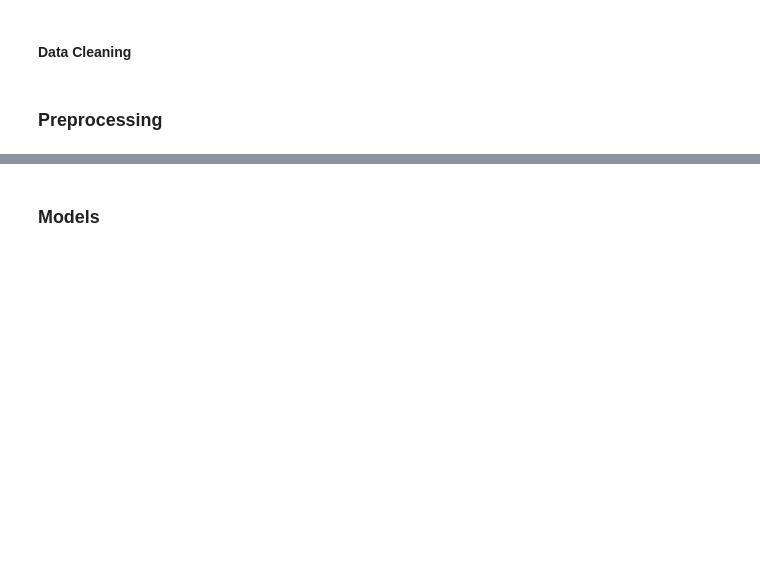
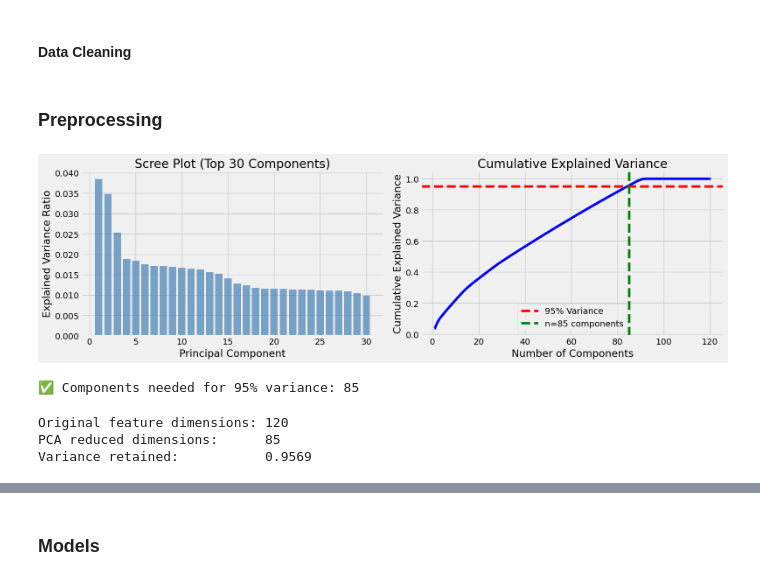
Before and after one commit to AmbitiousFlowDev/ml-genetic-disorder-classifier, a Jupyter notebook: GeneticDisorderClassifier.ipynb, the cells around one changed output, grey strips where cells are left out. Cells and saved outputs as stored; diff of their text form; code cells hidden in the pictures; blank space fills up the shorter version.

```diff
--- a/GeneticDisorderClassifier.ipynb
+++ b/GeneticDisorderClassifier.ipynb
@@ -25,0 +31,5 @@ plt.tight_layout()
+# %%
+plt.style.use('fivethirtyeight')
+plt.rcParams['figure.dpi'] = 100
+plt.rcParams['savefig.dpi'] = 150
+sns.set_palette("husl")
@@ -111,3 +137,55 @@ _, _, y_sub_train, y_sub_val = train_test_split(
     random_state=42,
     stratify=y_subclass_encoded
 )
+# %%
+X_train_processed = preprocessor.fit_transform(X_train)
+X_val_processed = preprocessor.transform(X_val)
+
+if hasattr(X_train_processed, "toarray"):
+    X_train_processed = X_train_processed.toarray()
+    X_val_processed = X_val_processed.toarray()
+
+scaler = StandardScaler()
+X_train_scaled = scaler.fit_transform(X_train_processed)
+X_val_scaled = scaler.transform(X_val_processed)
+
+pca_full = PCA().fit(X_train_scaled)
+
+cumulative_var = np.cumsum(pca_full.explained_variance_ratio_)
+n_95 = np.argmax(cumulative_var >= 0.95) + 1
+# %%
+fig, axes = plt.subplots(1, 2, figsize=(16, 5))
+
+axes[0].bar(range(1, min(31, len(pca_full.explained_variance_ratio_)+1)),
+            pca_full.explained_variance_ratio_[:30], alpha=0.7, color='steelblue')
+axes[0].set_xlabel("Principal Component")
+axes[0].set_ylabel("Explained Variance Ratio")
+axes[0].set_title("Scree Plot (Top 30 Components)")
+
+# Cumulative variance
+axes[1].plot(range(1, len(cumulative_var)+1), cumulative_var, 'b-o', markersize=2)
+axes[1].axhline(y=0.95, color='r', linestyle='--', label='95% Variance')
+axes[1].axvline(x=n_95, color='g', linestyle='--', label=f'n={n_95} components')
+axes[1].set_xlabel("Number of Components")
+axes[1].set_ylabel("Cumulative Explained Variance")
+axes[1].set_title("Cumulative Explained Variance")
+axes[1].legend()
+
+plt.tight_layout()
+plt.show()
+print(f"\n✅ Components needed for 95% variance: {n_95}")
+# %% [output]
+[figure, added]
+✅ Components needed for 95% variance: 85
+# %%
+pca = PCA(n_components=n_95, random_state=42)
+X_train_pca = pca.fit_transform(X_train_scaled)
+X_val_pca = pca.transform(X_val_scaled)
+
+print(f"Original feature dimensions: {X_train_scaled.shape[1]}")
+print(f"PCA reduced dimensions:      {X_train_pca.shape[1]}")
+print(f"Variance retained:           {pca.explained_variance_ratio_.sum():.4f}")
+# %% [output]
+Original feature dimensions: 120
+PCA reduced dimensions:      85
+Variance retained:           0.9569
```
Also changed, not shown: parts of 71 cells of this notebook, 1 other file.
